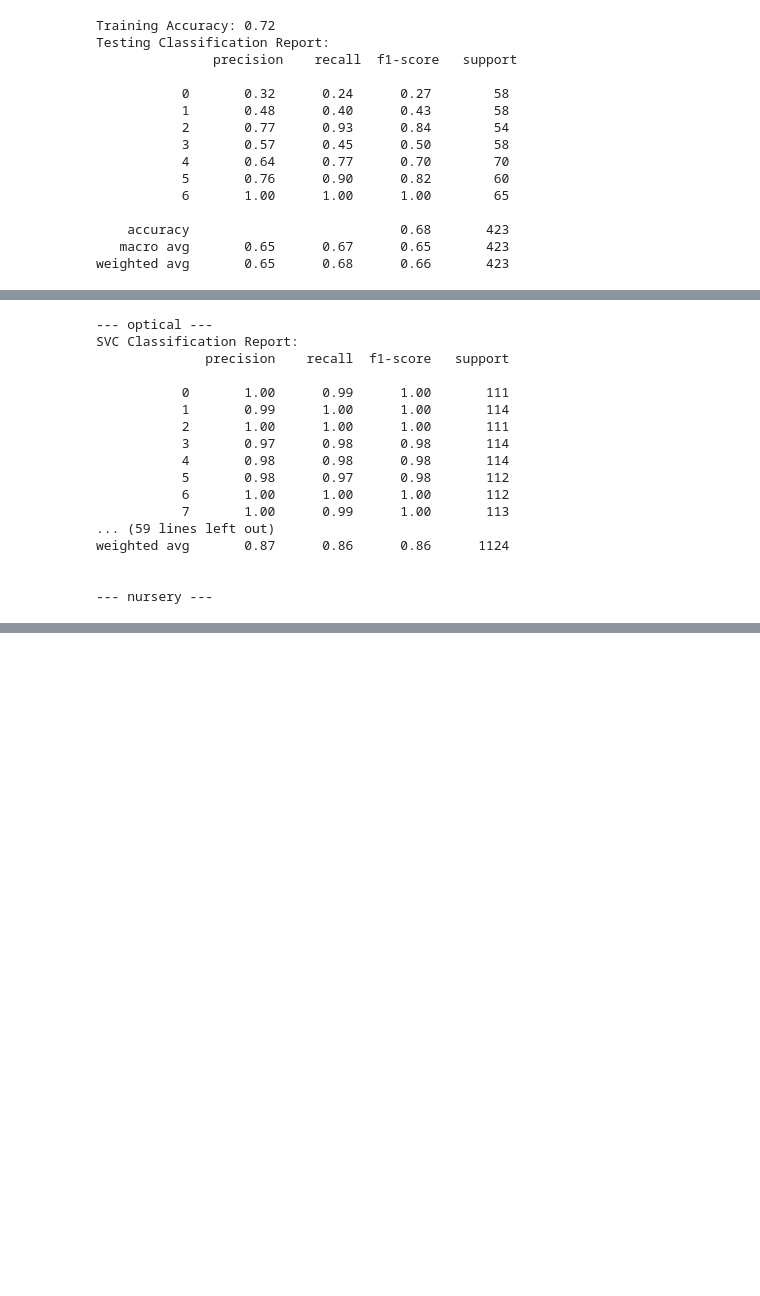
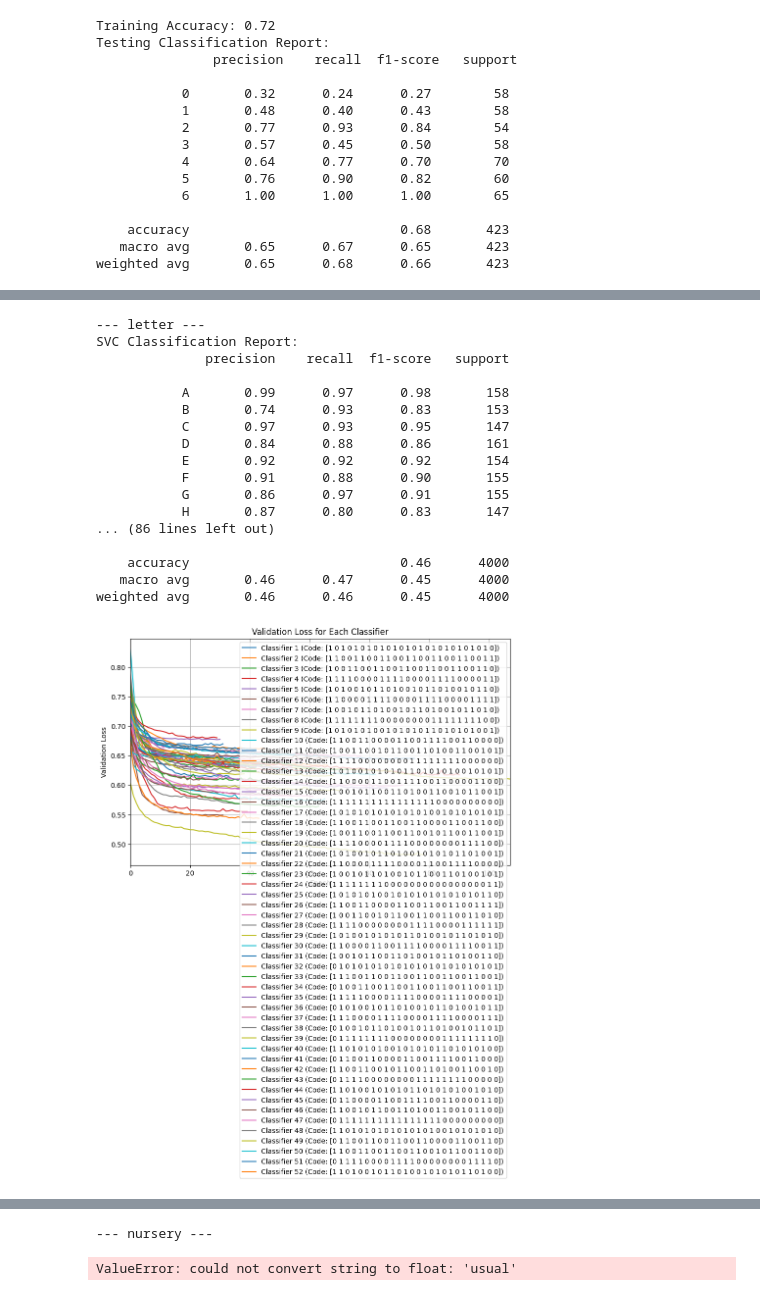
Before and after one commit to EdwardM222/QML-RP, a Jupyter notebook: thesis.ipynb, the cells around one changed output, grey strips where cells are left out. Saved outputs shown, nothing was run; the diff lists cells and outputs as text; code cells hidden in the pictures; blank space fills up the shorter version.

Commit message:
model weighting, bagging, and stacking k fold validation

```diff
--- a/thesis.ipynb
+++ b/thesis.ipynb
@@ -351,7 +361,7 @@ X_test = lab_test.drop('class', axis=1)
 top_cols = [col for col in X_train.columns if col.startswith('X')]
 famd_cols = [col for col in X_train.columns if col.startswith('C')]
 # %%
-ens = QuECOC(feats_per_qubit=3, reuploads=3, trainable_layers=[1,2,3]).to(DEVICE)
+ens = QuantumECOC(feats_per_qubit=3, reuploads=3, trainable_layers=[1,2,3]).to(DEVICE)
 ens.fit(X_train, y_train, X_test, y_test, epochs=200, plot=True, verbose=True)
 # %% [output]
 [figure]
@@ -380,7 +390,7 @@ weighted avg       0.57      0.57      0.57       423
 # %% [markdown]
 ## Classical Meta Learner
 # %%
-ens = CsQuECOC(feats_per_qubit=3, reuploads=3, trainable_layers=[1,2,3]).to(DEVICE)
+ens = StackedECOC(feats_per_qubit=3, reuploads=3, trainable_layers=[1,2,3]).to(DEVICE)
 ens.fit(X_train, y_train, epochs=200, plot=True, verbose=True)
 # %% [output]
 [figure]
@@ -454,45 +487,69 @@ weighted avg       0.95      0.95      0.95      2199
 # %%
 for tier in [3]:
-    for dataset in os.listdir(f"datasets/{tier}"):
+    for dataset in sorted(os.listdir(f"datasets/{tier}")):
         print(f"--- {dataset[:-4]} ---")
 
         X = pd.read_csv(f"datasets/{tier}/{dataset}")
         y = X['target']
         X = X.drop('target', axis=1)
 
-        svc = SVC(kernel="rbf", class_weight='balanced', random_state=2)
-
         X_train, X_test, y_train, y_test = train_test_split(X, y, test_size=0.2, random_state=2, stratify=y)
 
+        svc = SVC(kernel="rbf", class_weight='balanced', random_state=2)
         svc.fit(X_train, y_train)
         print(f"SVC Classification Report:\n{classification_report(y_test, svc.predict(X_test), zero_division=0)}")
+        svc = None
 
         rf = RandomForestClassifier(n_estimators=100, class_weight='balanced', random_state=2)
         rf.fit(X_train, y_train)
         print(f"Random Forest Classification Report:\n{classification_report(y_test, rf.predict(X_test), zero_division=0)}")
+        rf = None
 
-        Qens = QuECOC(feats_per_qubit=3, reuploads=3, trainable_layers=[1,2,3]).to(DEVICE)
-        Qens.fit(X_train, y_train, epochs=200)
-        print(f"QuECOC Classification Report:\n{classification_report(y_test, Qens.predict(X_test), zero_division=0)}")
+        Qens = QuantumECOC(templates=1).to(DEVICE)
+        Qens.fit(X_train, y_train, X_test, y_test, epochs=200)
+        print(f"QuantumECOC Classification Report:\n{classification_report(y_test, Qens.predict(X_test), zero_division=0)}")
+        plt.figure(figsize=(10, 6))
+        for j, clf in enumerate(Qens.classifiers):
+            plt.plot(clf.val_losses, label=f"Classifier {j + 1} (Code: {Qens.ecoc[j]})")
+        plt.xlabel("Epoch")
+        plt.ylabel("Validation Loss")
+        plt.title("Validation Loss for Each Classifier")
+        plt.xlim(0, max(1, max(len(clf.val_losses) for clf in Qens.classifiers) - 1))
+        plt.legend()
+        plt.grid(True)
+        plt.show()
+        Qens = None
 
-        CQens = CsQuECOC(feats_per_qubit=3, reuploads=3, trainable_layers=[1,2,3]).to(DEVICE)
+        CQens = StackedECOC(templates=1).to(DEVICE)
         CQens.fit(X_train, y_train, epochs=200)
-        print(f"CsQuECOC Classification Report:\n{classification_report(y_test, CQens.predict(X_test), zero_division=0)}\n")
+        print(f"StackedECOC Classification Report:\n{classification_report(y_test, CQens.predict(X_test), zero_division=0)}\n")
+        plt.figure(figsize=(10, 6))
+        for j, clf in enumerate(CQens.classifiers):
+            plt.plot(clf.val_losses, label=f"Classifier {j + 1} (Code: {CQens.ecoc[j]})")
+        plt.xlabel("Epoch")
+        plt.ylabel("Validation Loss")
+        plt.title("Validation Loss for Each Classifier")
+        plt.xlim(0, max(1, max(len(clf.val_losses) for clf in CQens.classifiers) - 1))
+        plt.legend()
+        plt.grid(True)
+        plt.show()
+        CQens = None
 # %% [output]
---- optical ---
+--- letter ---
 SVC Classification Report:
               precision    recall  f1-score   support
 
-           0       1.00      0.99      1.00       111
-           1       0.99      1.00      1.00       114
-           2       1.00      1.00      1.00       111
-           3       0.97      0.98      0.98       114
-           4       0.98      0.98      0.98       114
-           5       0.98      0.97      0.98       112
-           6       1.00      1.00      1.00       112
-           7       1.00      0.99      1.00       113
-... (59 lines left out)
-weighted avg       0.87      0.86      0.86      1124
+           A       0.99      0.97      0.98       158
+           B       0.74      0.93      0.83       153
+           C       0.97      0.93      0.95       147
+           D       0.84      0.88      0.86       161
+           E       0.92      0.92      0.92       154
+           F       0.91      0.88      0.90       155
+           G       0.86      0.97      0.91       155
+           H       0.87      0.80      0.83       147
+... (86 lines left out)
 
-
---- nursery ---
+    accuracy                           0.46      4000
+   macro avg       0.46      0.47      0.45      4000
+weighted avg       0.46      0.46      0.45      4000
+[figure, added]
@@ -499,0 +574,2 @@ ValueError: could not convert string to float: 'usual'
+--- nursery ---
+ValueError: could not convert string to float: 'usual'
```
Also changed, not shown: parts of 6 cells of this notebook, 1 other file.
